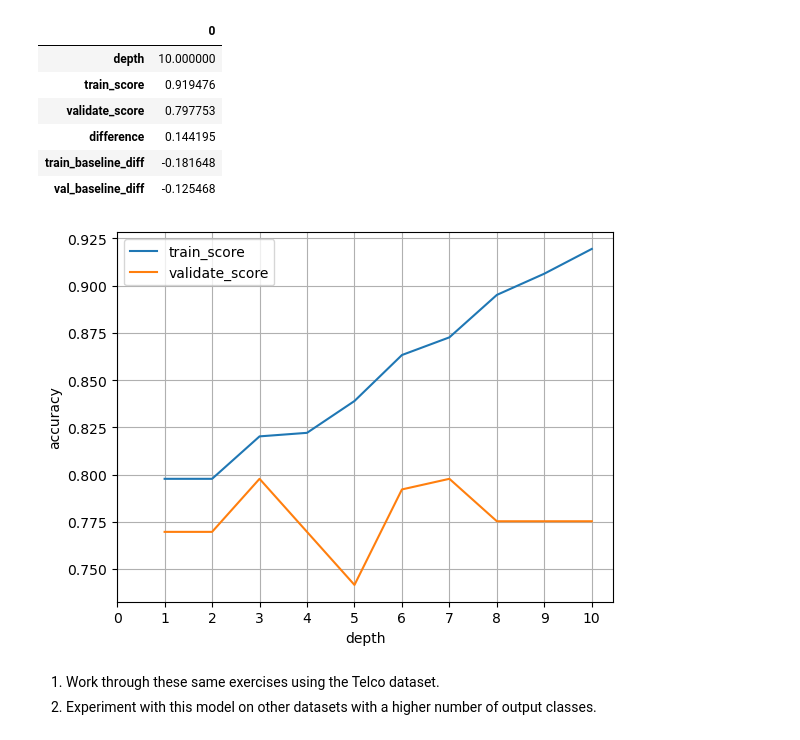
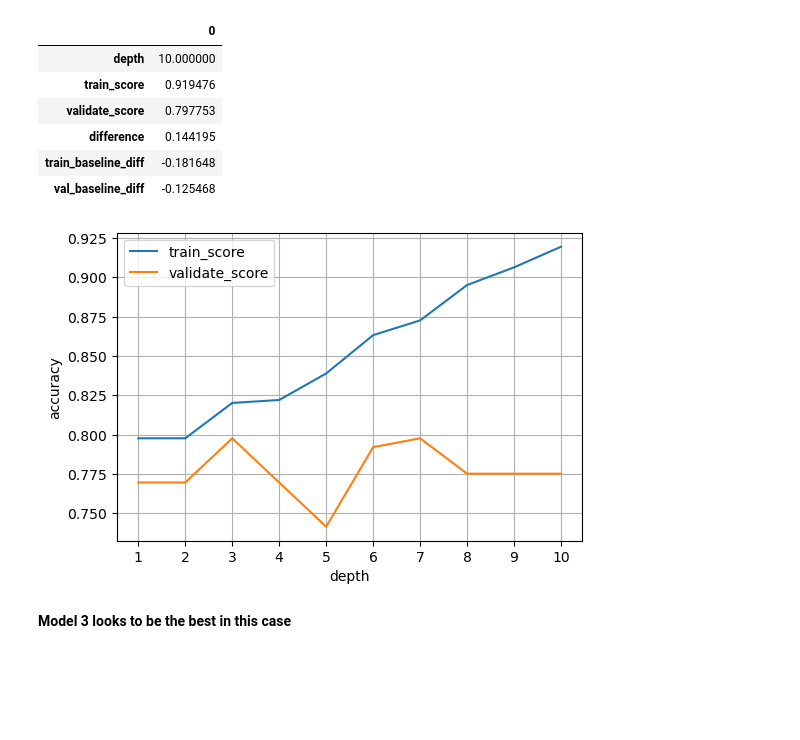
Before and after one commit to MigashaneVictoire/classification-exercises, a Jupyter notebook: decision_tree.ipynb, the cells around one changed output. Cells and saved outputs as stored; diff of their text form; code cells hidden in the pictures; blank space fills up the shorter version.

```diff
--- a/decision_tree.ipynb
+++ b/decision_tree.ipynb
@@ -266,13 +266,12 @@ pd.DataFrame(res_df.max())
 | train_baseline_diff | -0.181648 |
 | val_baseline_diff | -0.125468 |
 # %%
-res_df[res_df.columns[:-3]].set_index("depth").plot()
+res_df[res_df.columns[:-3]].set_index("depth").plot(figsize = (6,4))
 plt.ylabel('accuracy')
-plt.xticks(np.arange(0,11))
+plt.xticks(np.arange(1,11))
 plt.grid()
 plt.show()
 # %% [output]
-[figure, old version]
+[figure, new version]
-# %% [markdown]
-1. Work through these same exercises using the Telco dataset.
-2. Experiment with this model on other datasets with a higher number of output classes.
+# %% [markdown]
+**Model 3 looks to be the best in this case**
```
Also changed, not shown: 4 other files.
